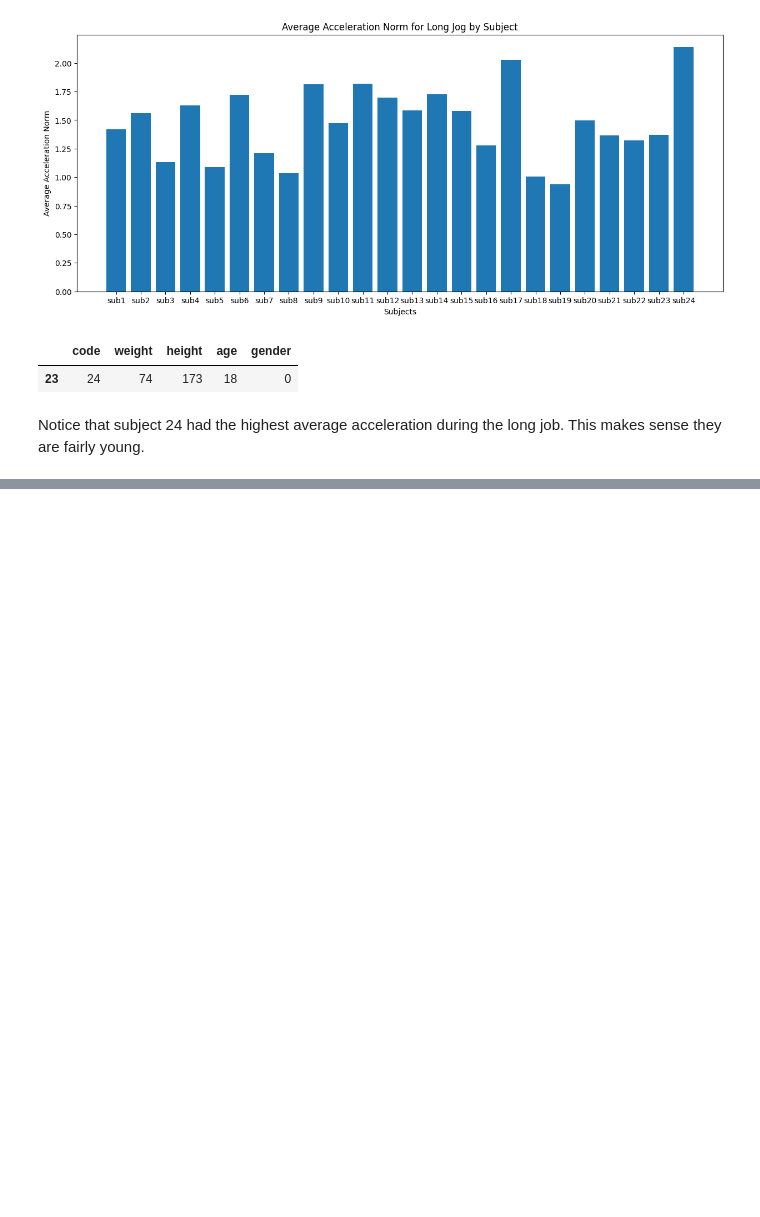
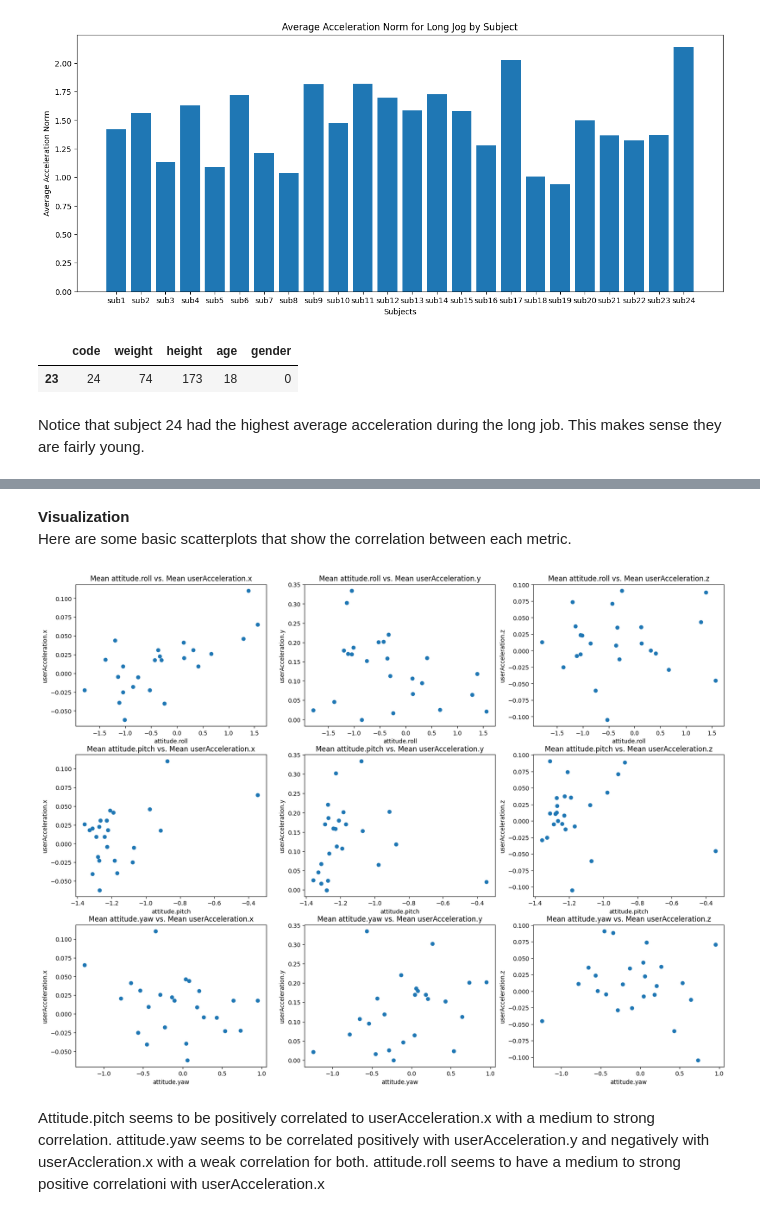
Before and after one commit to WilliamLin630/CMSC320-Final-Project, a Jupyter notebook: MotionSense.ipynb, the cells around one changed output, grey strips where cells are left out. Drawn from its saved outputs; the diff is of its cells as text; code cells hidden in the pictures; blank space fills up the shorter version.

```diff
--- a/MotionSense.ipynb
+++ b/MotionSense.ipynb
@@ -262,0 +402,26 @@ Notice that subject 24 had the highest average acceleration during the long job.
+# %% [markdown]
+**Visualization** <br>
+Here are some basic scatterplots that show the correlation between each metric.
+# %%
+attitudes = ['attitude.roll', 'attitude.pitch', 'attitude.yaw']
+accelerations = ['userAcceleration.x', 'userAcceleration.y', 'userAcceleration.z']
+
+jog_df = motion_avgs['jog']
+
+figure, axis = plt.subplots(3, 3, figsize=(20, 15))
+
+x=0
+for attitude in attitudes:
+    y = 0
+    for acceleration in accelerations:
+        axis[x,y].scatter(jog_df[attitude],jog_df[acceleration])
+        axis[x,y].set_title('Mean ' + attitude + ' vs. Mean '+ acceleration)
+        axis[x,y].set_xlabel(attitude)
+        axis[x,y].set_ylabel(acceleration)
+        y+=1
+    x+=1
+plt.show()
+# %% [output]
+[figure, added]
+# %% [markdown]
+Attitude.pitch seems to be positively correlated to userAcceleration.x with a medium to strong correlation. attitude.yaw seems to be correlated positively with userAcceleration.y and negatively with userAccleration.x with a weak correlation for both. attitude.roll seems to have a medium to strong positive correlationi with userAcceleration.x
```
Also changed, not shown: parts of 31 cells of this notebook, 1 other file.
